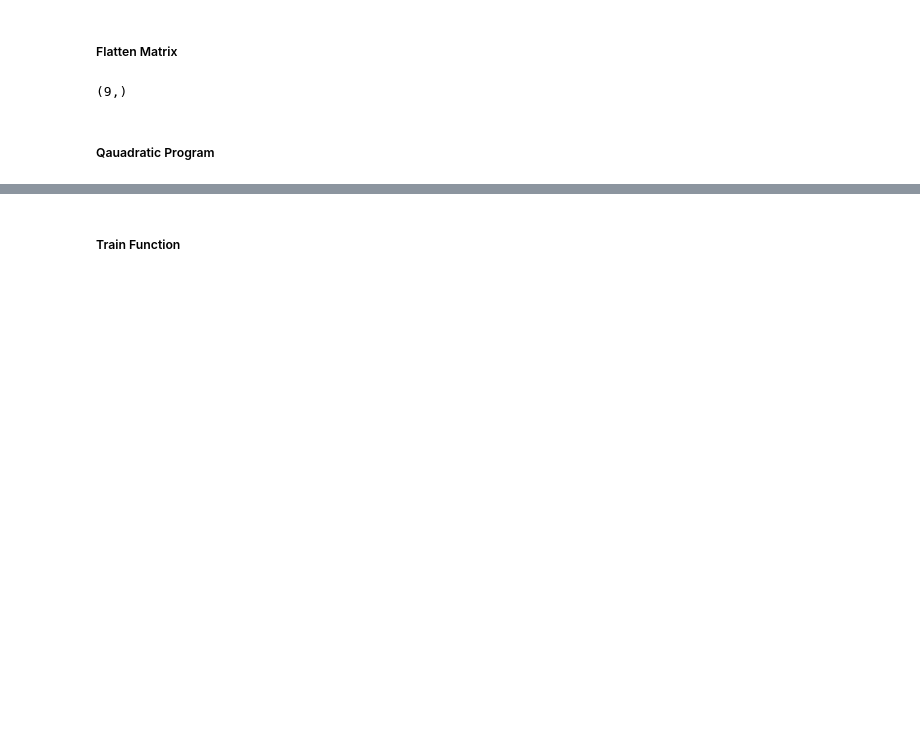
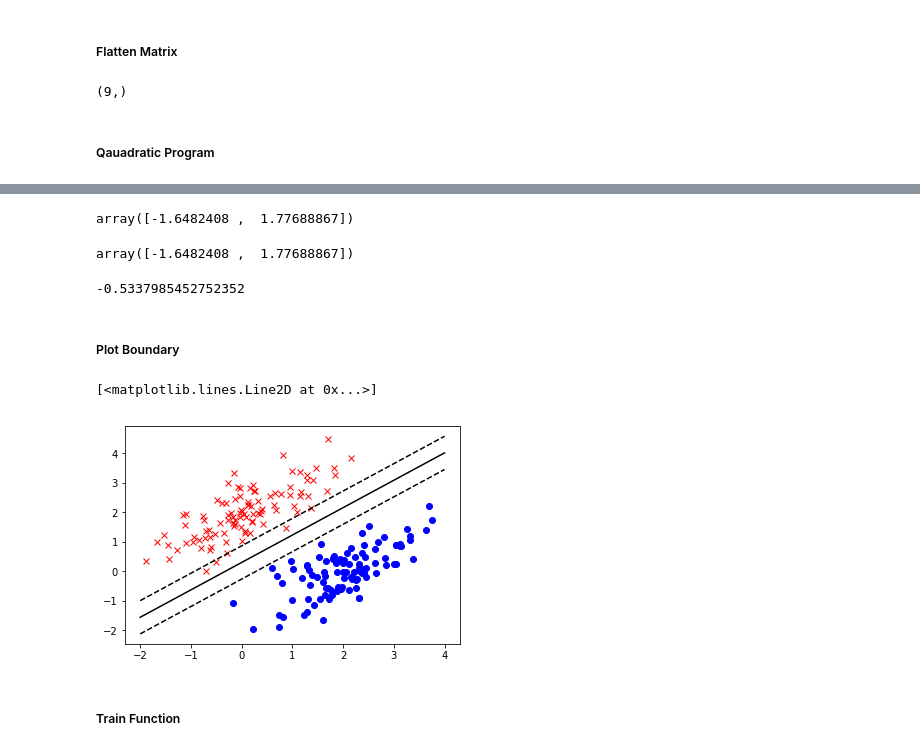
Before and after one commit to mustafa-qamaruddin/ml-course, a Jupyter notebook: Module 005.ipynb, the cells around one changed output, grey strips where cells are left out. Saved outputs shown, nothing was run; the diff lists cells and outputs as text; code cells hidden in the pictures; blank space fills up the shorter version.

```diff
--- a/Module 005.ipynb
+++ b/Module 005.ipynb
@@ -313,3 +316,36 @@ array([1.87559061e+00, 5.59845539e-01, 6.47074284e-07, 2.43543548e+00])
+# %%
+xs = X_train[solution_x > 1e-7]
+ys = y_train[solution_x > 1e-7]
+alphas = solution_x[solution_x > 1e-7]
+indices = np.arange(len(solution_x))[solution_x > 1e-7]
+# %%
+w = np.zeros(X_train.shape[1])
+for i in range(len(indices)):
+    w += alphas[i] * ys[i] * xs[i]
+w
+# %% [output]
+array([-1.6482408 ,  1.77688867])
+# %%
+w = np.sum(np.dot(alphas * ys.reshape(1,-1), xs), axis=0)
+w
+# %% [output]
+array([-1.6482408 ,  1.77688867])
+# %%
+b = np.sum(ys - np.dot(w.reshape(1, -1), xs.transpose()))
+b
+# %% [output]
+-0.5337985452752352
+# %% [markdown]
+<h5>Plot Boundary</h5>
+# %%
+plt.plot(X1[:,0], X1[:,1], "rx")
+plt.plot(X2[:,0], X2[:,1], "bo")
+plt.plot((-2,4), ((-w[0] * -2 - b)/w[1], (-w[0] * 4 - b)/w[1]), "k")
+plt.plot((-2,4), ((1-w[0] * -2 - b)/w[1], (1-w[0] * 4 - b)/w[1]), "k--")
+plt.plot((-2,4), ((-1-w[0] * -2 - b)/w[1], (-1-w[0] * 4 - b)/w[1]), "k--")
+# %% [output]
+[<matplotlib.lines.Line2D at 0x...>]
+[figure, added]
 # %% [markdown]
 <h5>Train Function</h5>
 # %%
```
Also changed, not shown: parts of 9 cells of this notebook.
